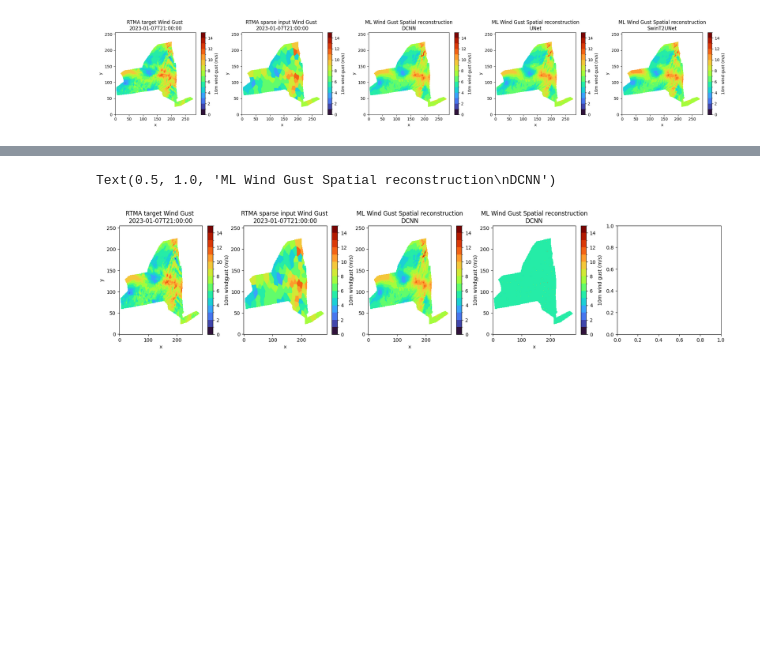
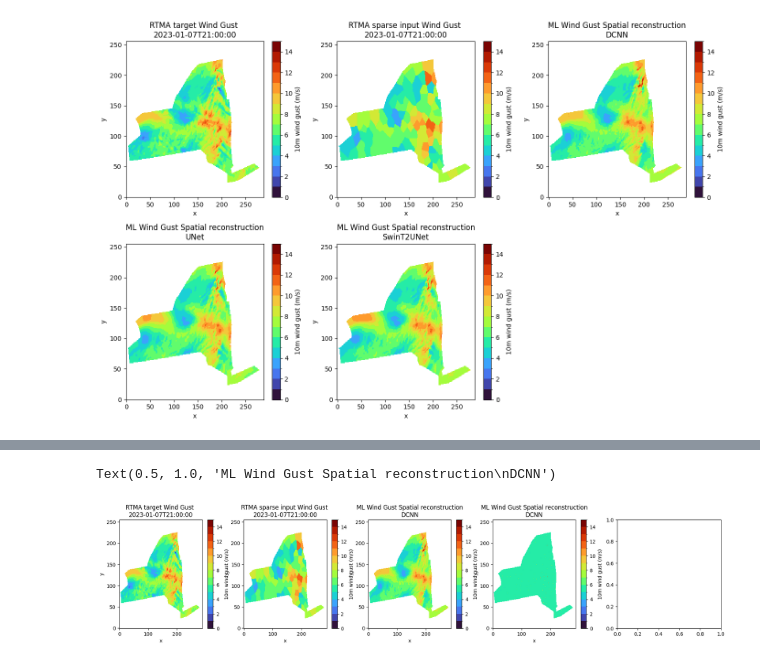
Before and after one commit to HarishBaki/Sparse_to_dense_meteorological_variables, a Jupyter notebook: TMRW_plots.ipynb, the cells around one changed output, grey strips where cells are left out. Cells and saved outputs as stored; diff of their text form; code cells hidden in the pictures; blank space fills up the shorter version.

Commit message:
Updated plots from all experiments.

```diff
--- a/TMRW_plots.ipynb
+++ b/TMRW_plots.ipynb
@@ -153,10 +149,15 @@ time_instance = '2023-01-07T21:00:00'
 # %%
 cmap = turbo_cmap
+
+variable = 'i10fg'
+mask = xr.open_dataset('mask_2d.nc').mask
+time_instance = '2023-01-07T21:00:00'
 
 levels = np.arange(0, 15.1, 1)
 input_tensor,target_tensor = data_loader(variable,time_instance)
 # Create 1x2 subplots
-fig, axes = plt.subplots(1, 5, figsize=(22, 4))
+fig, axes = plt.subplots(2, 3, figsize=(14, 9))
+axes = axes.flatten()
 
 # Plot target data
 test_plot = target_tensor.where(mask).plot(
@@ -181,7 +182,8 @@ axes[1].set_title('RTMA sparse input Wind Gust \n' + time_instance, fontsize=12)
 model = 'DCNN'
 loss = 'MaskedCharbonnierLoss'
 years = '2018-2021'
-zarr_store_pred = f'checkpoints/{variable}/{model}/{loss}/{years}/RTMA_test.zarr'
+transform='standard'
+zarr_store_pred = f'checkpoints/{variable}/{model}/{loss}/{years}/{transform}/RTMA_test.zarr'
 pred = xr.open_zarr(zarr_store_pred)[variable].sel(time=time_instance).where(mask)
 # Plot prediction
 pred_plot = pred.plot(
@@ -196,35 +198,39 @@ axes[2].set_title('ML Wind Gust Spatial reconstruction\n' + model, fontsize=12)
 model = 'UNet'
 loss = 'MaskedCharbonnierLoss'
 years = '2018-2021'
-zarr_store_pred = f'checkpoints/{variable}/{model}/{loss}/{years}/RTMA_test.zarr'
+transform='standard'
+zarr_store_pred = f'checkpoints/{variable}/{model}/{loss}/{years}/{transform}/RTMA_test.zarr'
 pred = xr.open_zarr(zarr_store_pred)[variable].sel(time=time_instance).where(mask)
 # Plot prediction
 pred_plot = pred.plot(
     ax=axes[3],
     cmap=cmap,
     levels=levels,
     add_colorbar=True,
     cbar_kwargs={'label': '10m wind gust (m/s)'}
 )
 axes[3].set_title('ML Wind Gust Spatial reconstruction\n' + model, fontsize=12)
 
 model = 'SwinT2UNet'
 loss = 'MaskedCharbonnierLoss'
 years = '2018-2021'
-zarr_store_pred = f'checkpoints/{variable}/{model}/{loss}/{years}/RTMA_test.zarr'
+transform='standard'
+zarr_store_pred = f'checkpoints/{variable}/{model}/{loss}/{years}/{transform}/RTMA_test.zarr'
 pred = xr.open_zarr(zarr_store_pred)[variable].sel(time=time_instance).where(mask)
 # Plot prediction
 pred_plot = pred.plot(
     ax=axes[4],
     cmap=cmap,
     levels=levels,
     add_colorbar=True,
     cbar_kwargs={'label': '10m wind gust (m/s)'}
 )
 axes[4].set_title('ML Wind Gust Spatial reconstruction\n' + model, fontsize=12)
 
+axes[5].axis('off')
+
 plt.tight_layout()
 
 plt.savefig(FIG_DIR+'/RTMA_Wind_Gust_sparse_to_dense_all_models.png', dpi=300)
 # %% [output]
-[figure, old version]
+[figure, new version]
```
Also changed, not shown: parts of 9 cells of this notebook.
